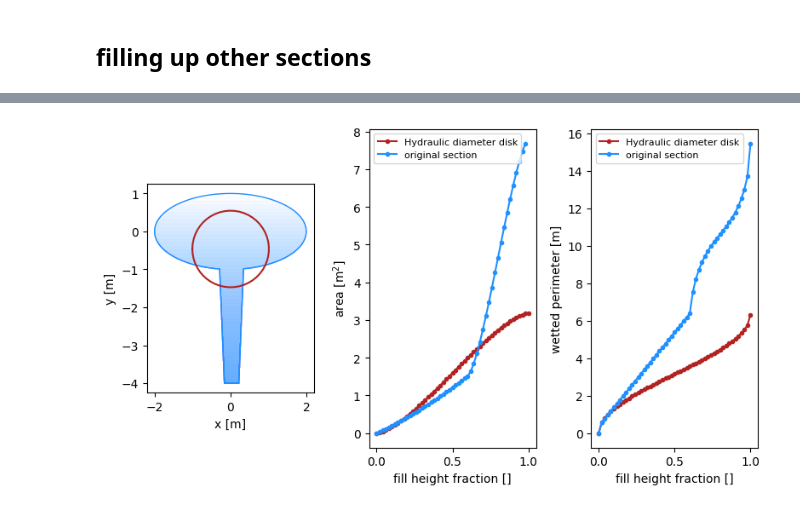
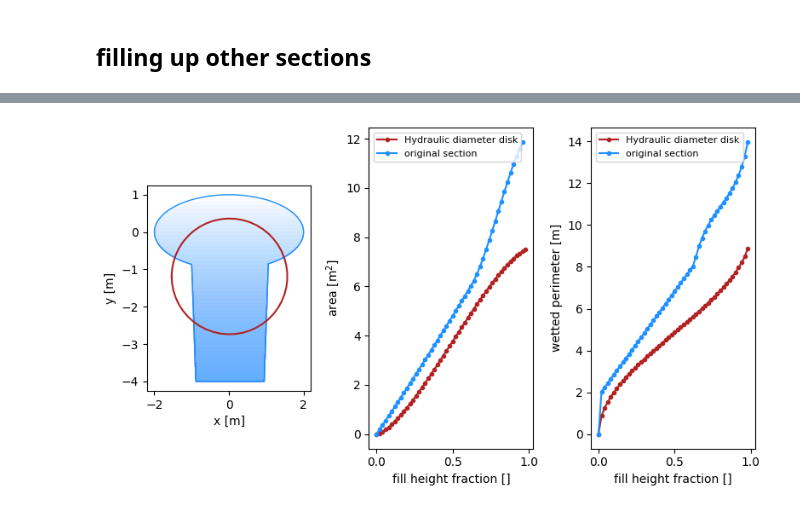
Before and after one commit to ERC-Karst/pc-centrelines, a Jupyter notebook: notebooks/FillingUpStateFunctions.ipynb, the cells around one changed output, grey strips where cells are left out. Cells and saved outputs as stored; diff of their text form; code cells hidden in the pictures.

```diff
--- a/notebooks/FillingUpStateFunctions.ipynb
+++ b/notebooks/FillingUpStateFunctions.ipynb
@@ -163,0 +357,7 @@ _ = plot_section_by_fill_fraction2(square, fill_fractions,  "temp/remplissage/te
+# %%
+def convert_heights_to_fractions(heights, maxheight):
+    return 1 - np.maximum(maxheight - heights, 0) / maxheight
+# %%
+global_maxh = 5
+dy = 0.1
+fill_heights = np.arange(0, global_maxh, dy)
@@ -163,0 +384,24 @@ _ = plot_section_by_fill_fraction2(square, fill_fractions,  "temp/remplissage/te
+# %%
+fig, axes = plt.subplots(1, 3, figsize=(12, 4))
+
+# plot all the 2d sections.
+for section_2d in sections_2d:
+    axes[0].plot(*section_2d.T, color = "grey", alpha = 0.5)
+axes[0].set_aspect("equal")
+axes[0].set_xlabel("x [m]")
+axes[0].set_ylabel("y [m]")
+
+for k in filled_areas.T:
+    axes[1].plot(fill_heights, k, color = "grey", alpha = 0.25)
+axes[1].plot(fill_heights, np.median(filled_areas, axis =1))
+axes[1].set_xlabel("fill height [m]")
+axes[1].set_ylabel("fill area [m$^2$]")
+
+for k in filled_wp.T:
+    axes[2].plot(fill_heights, k, color = "grey", alpha = 0.25)
+axes[2].plot(fill_heights, np.median(filled_wp, axis =1))
+axes[2].set_xlabel("fill height [m]")
+axes[2].set_ylabel("wetted perimeter [m]")
+
+plt.tight_layout()
+plt.show()
@@ -207,0 +530,4 @@ _ = plot_section_by_fill_fraction2(ellipse_with_small_trench, fill_fractions, ".
+# %%
+ellipse_with_small_trench = deepen_ellipse(1, 2, 3, 0.5)
+fill_fractions = np.linspace(0, 1, 101)
+out = fill_section(ellipse_with_small_trench, fill_fractions,  showfig=True ,show_circle=True)
@@ -208,5 +550,5 @@ _ = plot_section_by_fill_fraction2(ellipse_with_small_trench, fill_fractions, ".
 # %%
-ellipse_with_small_trench = deepen_ellipse(1, 2, 3, 0.5)
-_ = plot_section_by_fill_fraction2(ellipse_with_small_trench, fill_fractions, "./temp/remplissage/ellipse_trench_3_0_5.png", show_circle=True)
+ellipse_with_small_trench = deepen_ellipse(1, 2, 3, 2)
+_ = fill_section(ellipse_with_small_trench, fill_fractions,  showfig=True ,show_circle=True)
 # %% [output]
-[figure, old version]
+[figure, new version]
```
Also changed, not shown: parts of 64 cells of this notebook, 9 other files.
